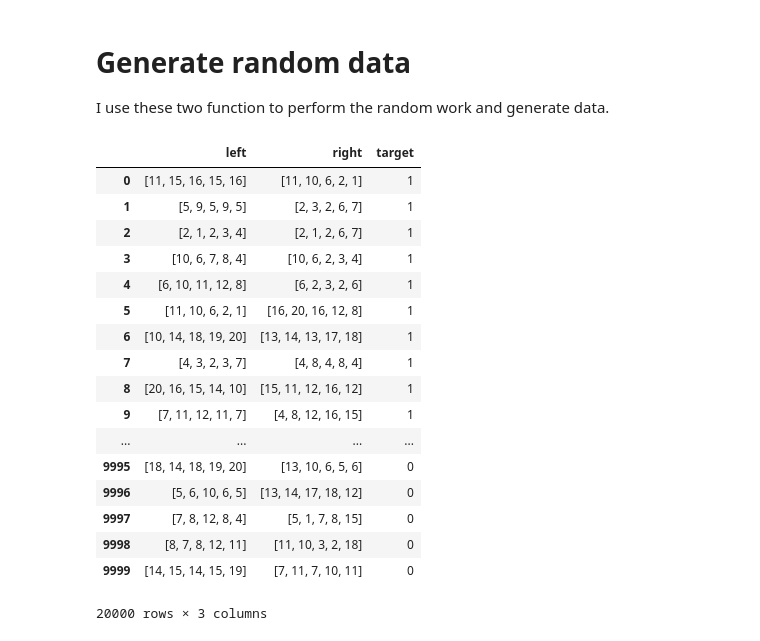
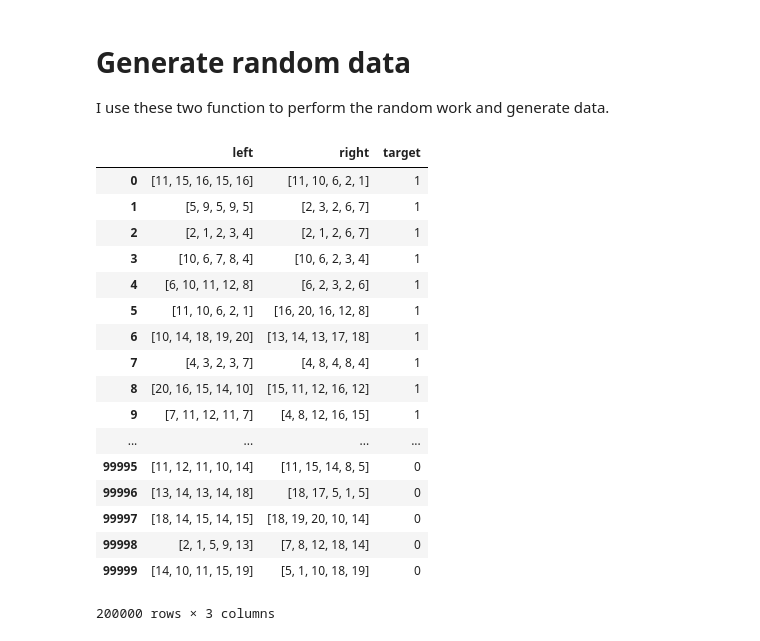
Before and after one commit to ChihchengHsieh/P700, a Jupyter notebook: Generating_data.ipynb, the cells around one changed output. Cells and saved outputs as stored; diff of their text form; code cells hidden in the pictures.

Commit message:
DataGeneration

```diff
--- a/Generating_data.ipynb
+++ b/Generating_data.ipynb
@@ -69,7 +69,7 @@ def CreatingPlanerPositivePairs(num_pairs = 10, seqlen = 5, random_seed = None):
     return paired_data
 
 
-def CreatingPlanarNegativePairs(num_pairs=10, seqlen= 50,prob= 0.1, random_seed=None, num_noise=1):
+def CreatingPlanarNegativePairs(num_pairs=10, seqlen= 50, prob = 0.7, random_seed=None, num_noise=1):
 
     unpaired_data=[]
     if random_seed != None:
@@ -82,12 +82,15 @@ def CreatingPlanarNegativePairs(num_pairs=10, seqlen= 50,prob= 0.1, random_seed=
             node =np.random.choice(list(G.adj[node]))
             left.append(node)
         k=0
-        while k <= num_noise:
+        while k < num_noise:
             k=0
-            node = st_node
+            if np.random.uniform(0,1) > 0.5:
+                node = st_node # Use the same st_node
+            else:
+                node = np.random.randint(1,21) # or start from anotehr node
             right = []
             for j in range(seqlen):
-                if np.random.rand() < prob:
+                if  np.random.uniform(0,1) > prob:
                     k+=1
                     NotConnectedNodes = [x for x in np.arange(1,21) if x not in list(G.adj[node])]
                     node =np.random.choice(NotConnectedNodes)
@@ -175,29 +178,29 @@ def CreatingPlanarNegativePairs(num_pairs=10, seqlen= 50,prob= 0.1, random_seed=
 #         unpaired_data.append(unpaired_dict)
 #     return unpaired_data
 # %%
-num_data = 10000
+num_data = 100000
 a = pd.DataFrame(CreatingPlanerPositivePairs(num_data, seqlen=5, random_seed=101))
 b = pd.DataFrame(CreatingPlanarNegativePairs(num_data, seqlen=5, random_seed=101))
 data = pd.concat([a,b])
-with open("Planar10thData.txt", "wb") as fp:   #Pickling
+with open("PlanarFullData.txt", "wb") as fp:   #Pickling
      pickle.dump(data, fp)
 data
 # %% [output]
 |  | left | right | target |
 | 0 | [11, 15, 16, 15, 16] | [11, 10, 6, 2, 1] | 1 |
 | 1 | [5, 9, 5, 9, 5] | [2, 3, 2, 6, 7] | 1 |
 | 2 | [2, 1, 2, 3, 4] | [2, 1, 2, 6, 7] | 1 |
 | 3 | [10, 6, 7, 8, 4] | [10, 6, 2, 3, 4] | 1 |
 | 4 | [6, 10, 11, 12, 8] | [6, 2, 3, 2, 6] | 1 |
 | 5 | [11, 10, 6, 2, 1] | [16, 20, 16, 12, 8] | 1 |
 | 6 | [10, 14, 18, 19, 20] | [13, 14, 13, 17, 18] | 1 |
 | 7 | [4, 3, 2, 3, 7] | [4, 8, 4, 8, 4] | 1 |
 | 8 | [20, 16, 15, 14, 10] | [15, 11, 12, 16, 12] | 1 |
 | 9 | [7, 11, 12, 11, 7] | [4, 8, 12, 16, 15] | 1 |
 | ... | ... | ... | ... |
-| 9995 | [18, 14, 18, 19, 20] | [13, 10, 6, 5, 6] | 0 |
-| 9996 | [5, 6, 10, 6, 5] | [13, 14, 17, 18, 12] | 0 |
-| 9997 | [7, 8, 12, 8, 4] | [5, 1, 7, 8, 15] | 0 |
-| 9998 | [8, 7, 8, 12, 11] | [11, 10, 3, 2, 18] | 0 |
-| 9999 | [14, 15, 14, 15, 19] | [7, 11, 7, 10, 11] | 0 |
+| 99995 | [11, 12, 11, 10, 14] | [11, 15, 14, 8, 5] | 0 |
+| 99996 | [13, 14, 13, 14, 18] | [18, 17, 5, 1, 5] | 0 |
+| 99997 | [18, 14, 15, 14, 15] | [18, 19, 20, 10, 14] | 0 |
+| 99998 | [2, 1, 5, 9, 13] | [7, 8, 12, 18, 14] | 0 |
+| 99999 | [14, 10, 11, 15, 19] | [5, 1, 10, 18, 19] | 0 |
-20000 rows × 3 columns
+200000 rows × 3 columns
```
Also changed, not shown: parts of 2 cells of this notebook, 3 other files.
